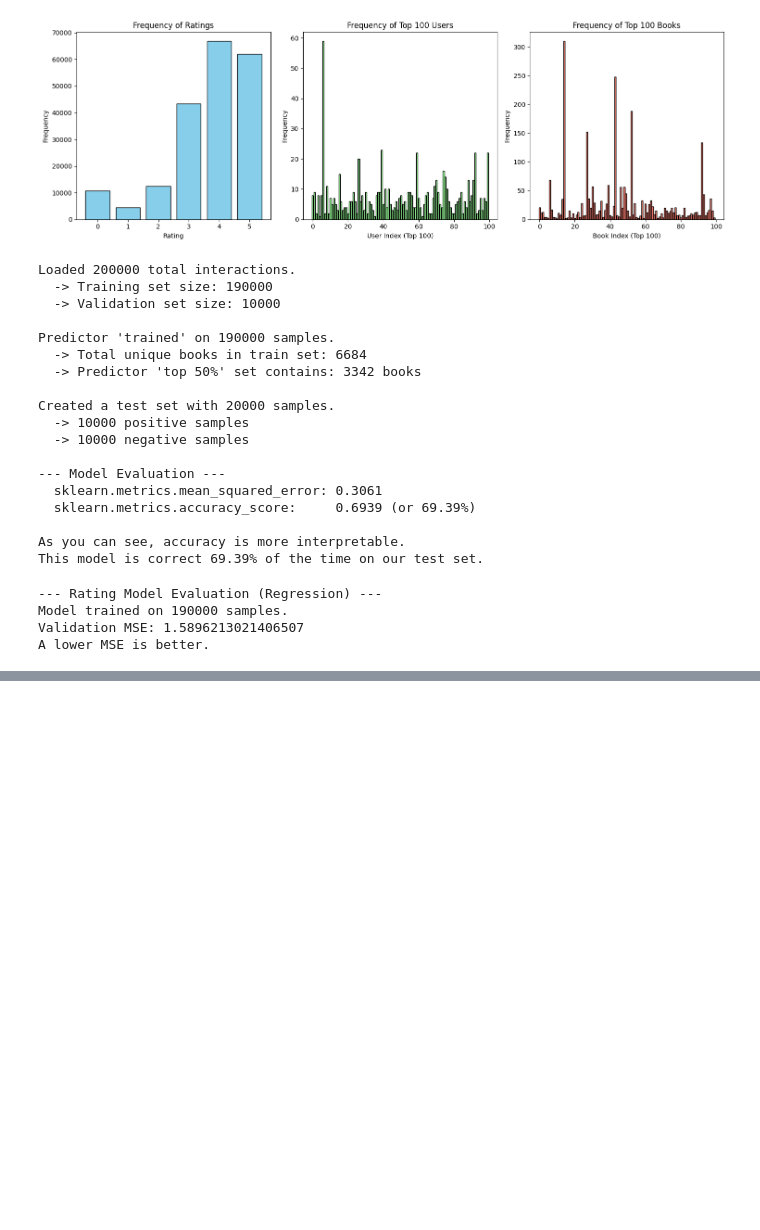
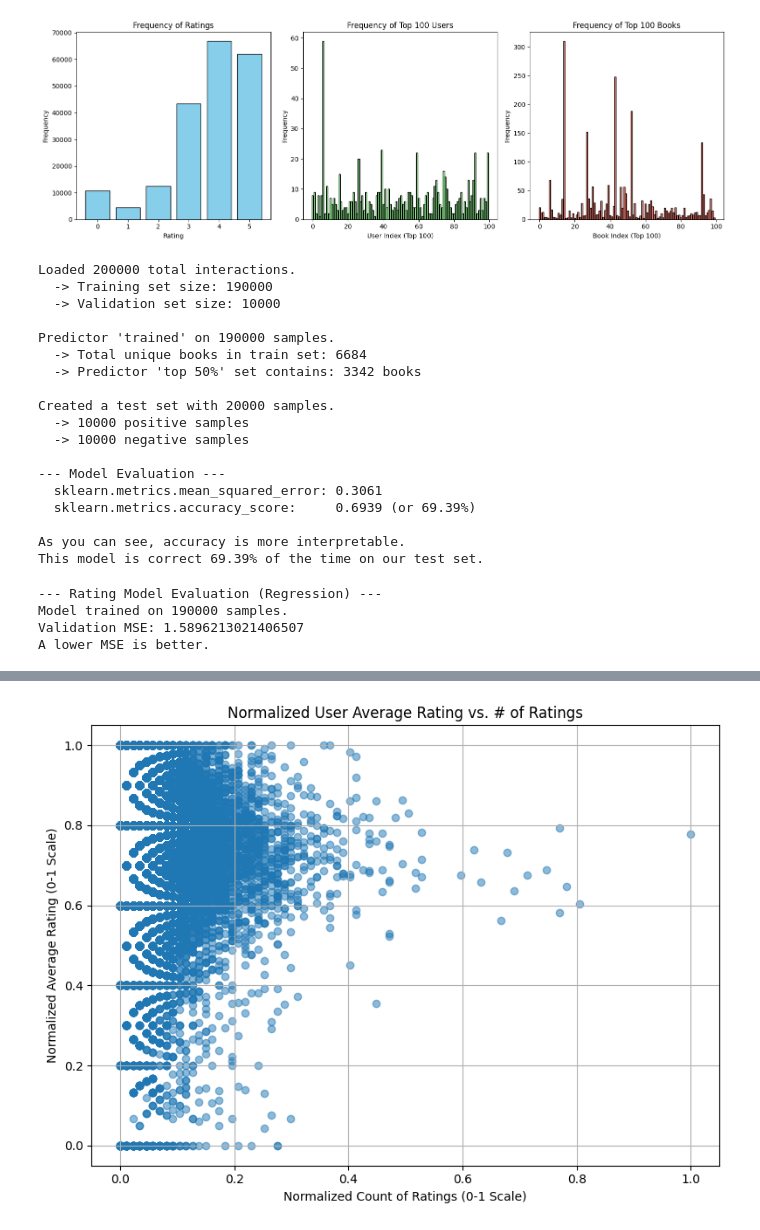
Before and after one commit to 0tv0renakniga/dsc_256, a Jupyter notebook: fall_25/assignment1/test.ipynb, the cells around one changed output, grey strips where cells are left out. Cells and saved outputs as stored; diff of their text form; code cells hidden in the pictures; blank space fills up the shorter version.

```diff
--- a/fall_25/assignment1/test.ipynb
+++ b/fall_25/assignment1/test.ipynb
@@ -320,0 +362,81 @@ A lower MSE is better.
+# %%
+import pandas as pd
+import matplotlib.pyplot as plt
+import gzip
+import io
+from sklearn.preprocessing import MinMaxScaler # <-- Import the scaler
+
+# --- 1. Load your data ---
+data_snippet = os.popen("less train_Interactions.csv.gz | cat").read()
+# In your real code, you'd use:
+# df = pd.read_csv("train_Interactions.csv.gz")
+df = pd.read_csv(io.StringIO(data_snippet))
+print("Data loaded.")
+
+# --- 2. Calculate Stats ---
+print("Calculating user stats (mean and count)...")
+user_stats = df.groupby('userID')['rating'].agg(['mean', 'count'])
+
+# user_stats (before scaling):
+#            mean  count
+# userID
+# u00402241   1.0      1
+# u03186275   1.5      2
+# u21322233   3.0      1
+# u39455611   5.0      1
+# u54531895   3.0      2
+# u67805239   4.5      2
+# u76549666   4.0      1
+# u77777777   3.0      4  <- max count
+# u88999268   0.0      1  <- min mean
+# u90502882   4.0      1
+
+# --- 3. Normalize the Data (Scale 0-1) ---
+scaler = MinMaxScaler()
+user_stats_normalized = scaler.fit_transform(user_stats)
+
+# Convert back to a DataFrame for easy plotting
+user_stats_norm_df = pd.DataFrame(
+    user_stats_normalized,
+    columns=['mean_normalized', 'count_normalized'],
+    index=user_stats.index
+)
+
+# user_stats_norm_df (after scaling):
+#            mean_normalized  count_normalized
+# userID
+# u00402241             0.20               0.0
+# u03186275             0.30               0.33
+# u21322233             0.60               0.0
+# u39455611             1.00               0.0  <- max mean (5.0) -> 1.0
+# u54531895             0.60               0.33
+# u67805239             0.90               0.33
+# u76549666             0.80               0.0
+# u77777777             0.60               1.0  <- max count (4) -> 1.0
+# u88999268             0.00               0.0  <- min mean (0.0) -> 0.0
+# u90502882             0.80               0.0
+
+print("\nOriginal Stats:\n", user_stats)
+print("\nNormalized Stats:\n", user_stats_norm_df)
+
+# --- 4. Create the Normalized Scatter Plot ---
+print("Plotting normalized data...")
+plt.figure(figsize=(8, 6))
+
+plt.scatter(
+    user_stats_norm_df['count_normalized'],
+    user_stats_norm_df['mean_normalized'],
+    alpha=0.5
+)
+
+plt.title('Normalized User Average Rating vs. # of Ratings')
+plt.xlabel('Normalized Count of Ratings (0-1 Scale)')
+plt.ylabel('Normalized Average Rating (0-1 Scale)')
+plt.grid(True) # Add grid for easier reading
+
+# --- 5. Save and Show the Plot ---
+plt.tight_layout()
+plt.savefig("normalized_scatter.png")
+print("Plot saved to normalized_scatter.png")
+# plt.show()
+# %% [output]
@@ -320,0 +460 @@ A lower MSE is better.
+[figure, added]
```
Also changed, not shown: parts of 16 cells of this notebook, 2 other files.
